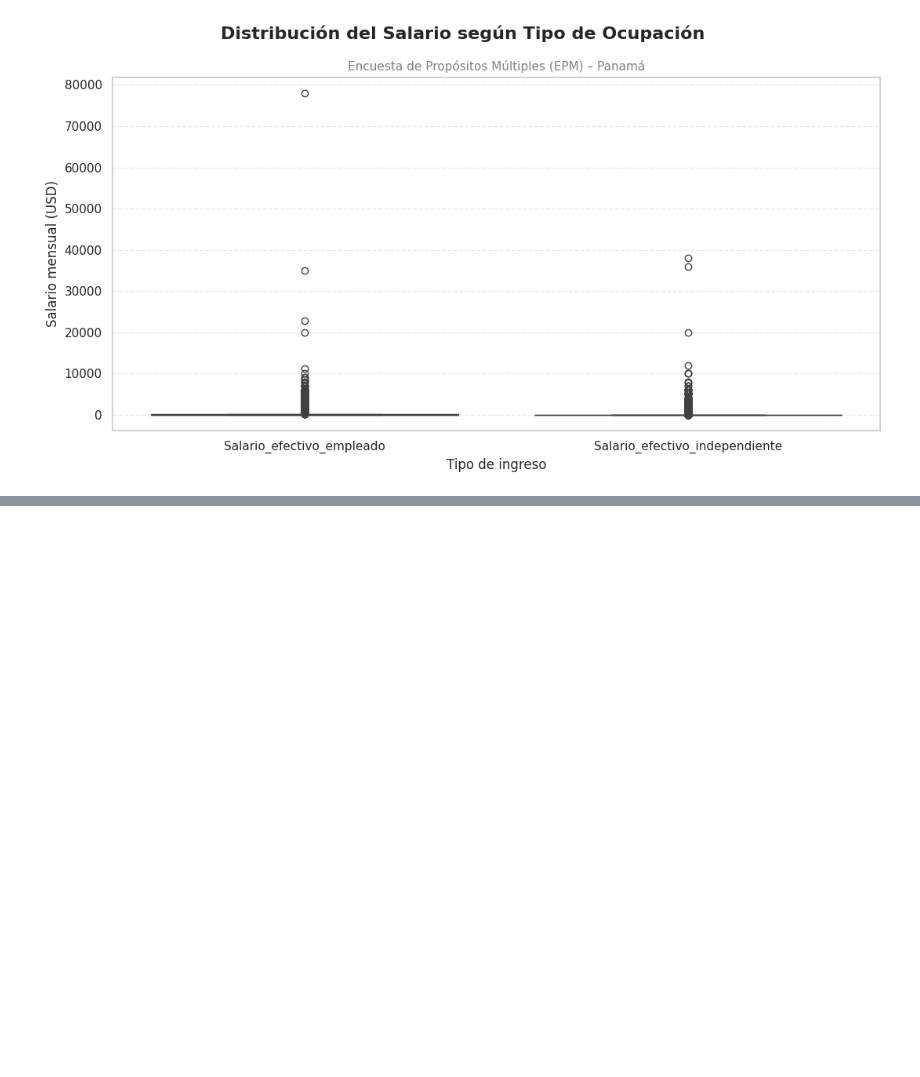
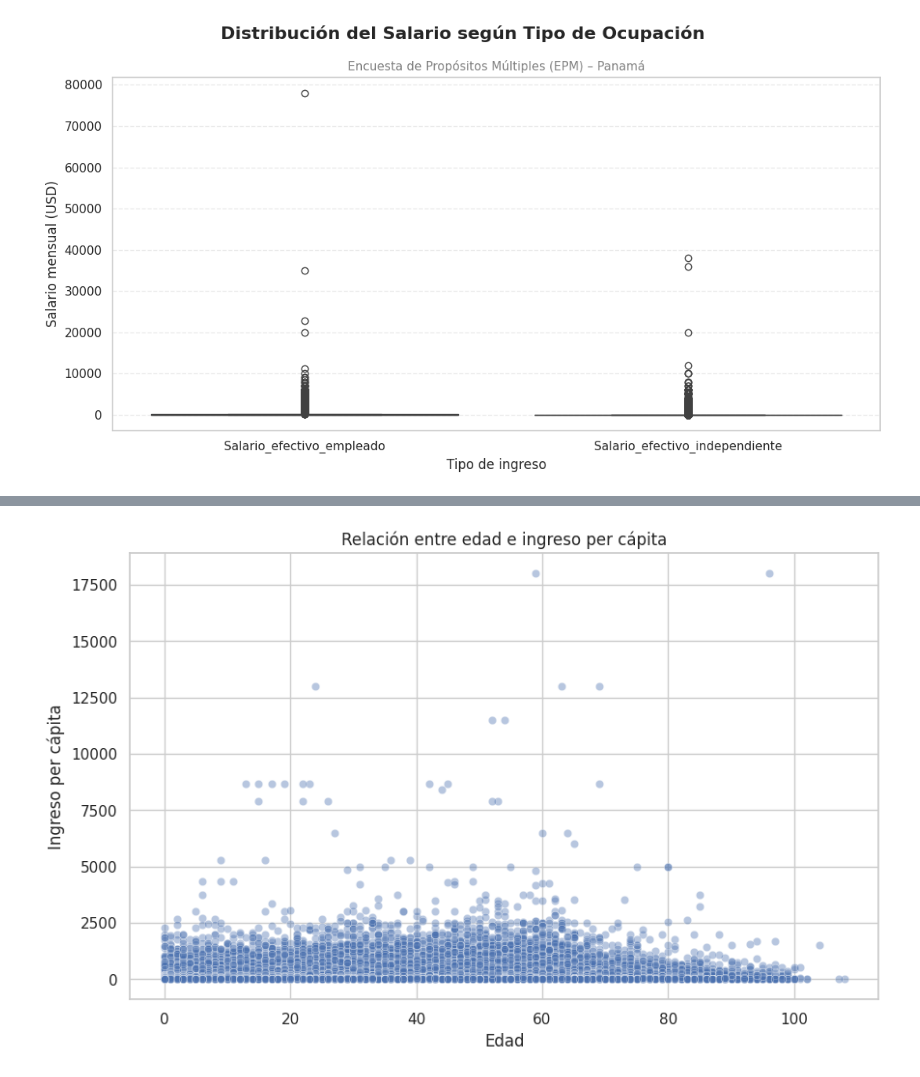
Before and after one commit to edreyesc/ProyectoIngegradorII, a Jupyter notebook: proy_integrador2_empleo.ipynb, the cells around one changed output, grey strips where cells are left out. Drawn from its saved outputs; the diff is of its cells as text; code cells hidden in the pictures; blank space fills up the shorter version.

```diff
--- a/proy_integrador2_empleo.ipynb
+++ b/proy_integrador2_empleo.ipynb
@@ -492,0 +587,22 @@ plt.show()
+# %%
+# =========================================
+# Edad vs ingreso per capita
+# =========================================
+
+plt.figure(figsize=(10,6))
+
+sns.scatterplot(
+    data=df_modelo_final,
+    x='Edad',
+    y='ingreso_per_capita',
+    alpha=0.4
+)
+
+plt.title("Relación entre edad e ingreso per cápita")
+
+plt.xlabel("Edad")
+plt.ylabel("Ingreso per cápita")
+
+plt.show()
+# %% [output]
+[figure, added]
```
Also changed, not shown: parts of 15 cells of this notebook.
